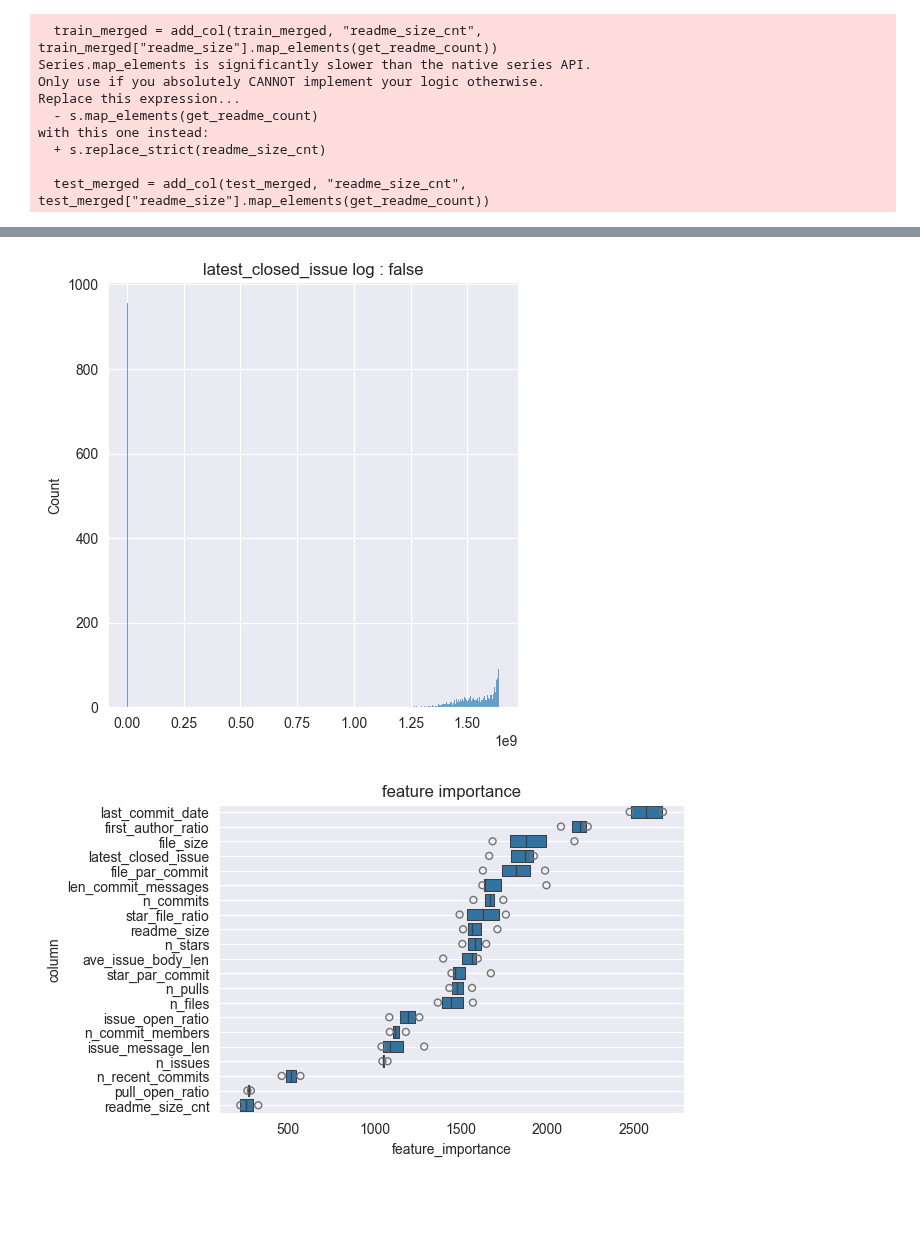
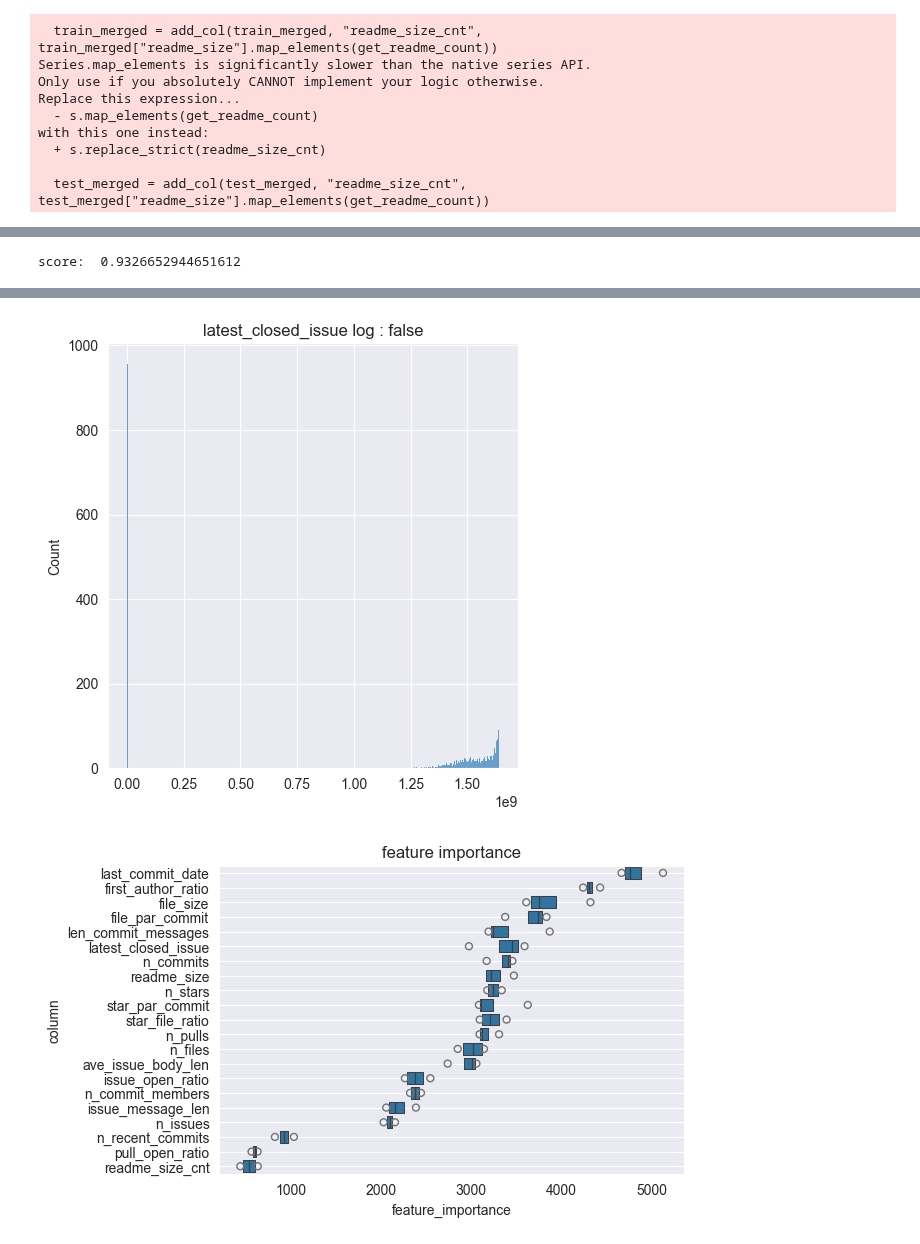
Before and after one commit to ZOI-dayo/traP-Nikkei-2025, a Jupyter notebook: main.ipynb, the cells around one changed output, grey strips where cells are left out. Saved outputs shown, nothing was run; the diff lists cells and outputs as text; code cells hidden in the pictures; blank space fills up the shorter version.

Commit message:
'num_iterations': 2000,

```diff
--- a/main.ipynb
+++ b/main.ipynb
@@ -496,7 +496,7 @@ def train_fold(train_X: pd.DataFrame, train_y: pd.Series, valid_X: pd.DataFrame,
         'bagging_fraction': 0.8,
         'num_leaves': 31,
         'random_state': 0,
-        'num_iterations': 1000,
+        'num_iterations': 2000,
     }
 
     # 学習. auc が 100ステップ以上改善しないなら打ち切るように設定する
@@ -645,4 +645,5 @@ score:  0.9349862466275074
+score:  0.9326652944651612
 [figure]
 [figure]
 [figure]
-[figure, old version]
+[figure, new version]
```
Also changed, not shown: parts of 1 cell of this notebook, 1 other file.
